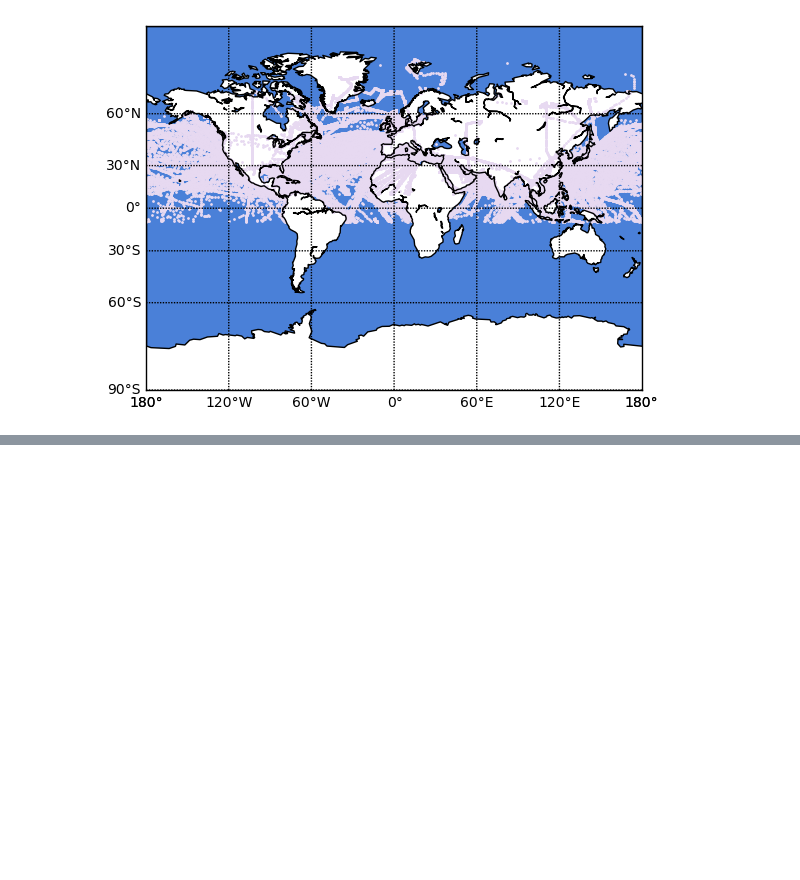
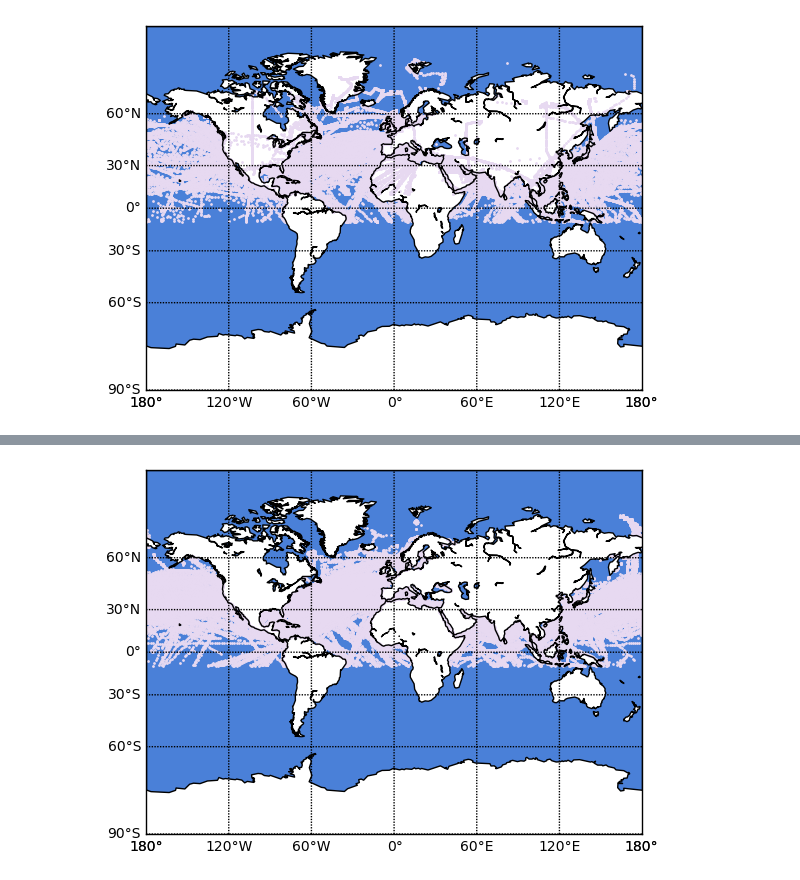
Before and after one commit to svet111/sirius_climate_2024, a Jupyter notebook: draw_plots.ipynb, the cells around one changed output, grey strips where cells are left out. Drawn from its saved outputs; the diff is of its cells as text; code cells hidden in the pictures; blank space fills up the shorter version.

```diff
--- a/draw_plots.ipynb
+++ b/draw_plots.ipynb
@@ -46,0 +120,5 @@ draw(jan_2017["lat"], jan_2017["lon"])
+# %%
+filtered = jan_1960[globe.is_land(jan_1960['lat'], jan_1960['lon']) == False]
+draw(filtered["lat"], filtered["lon"])
+# %% [output]
+[figure, added]
```
Also changed, not shown: parts of 8 cells of this notebook.
